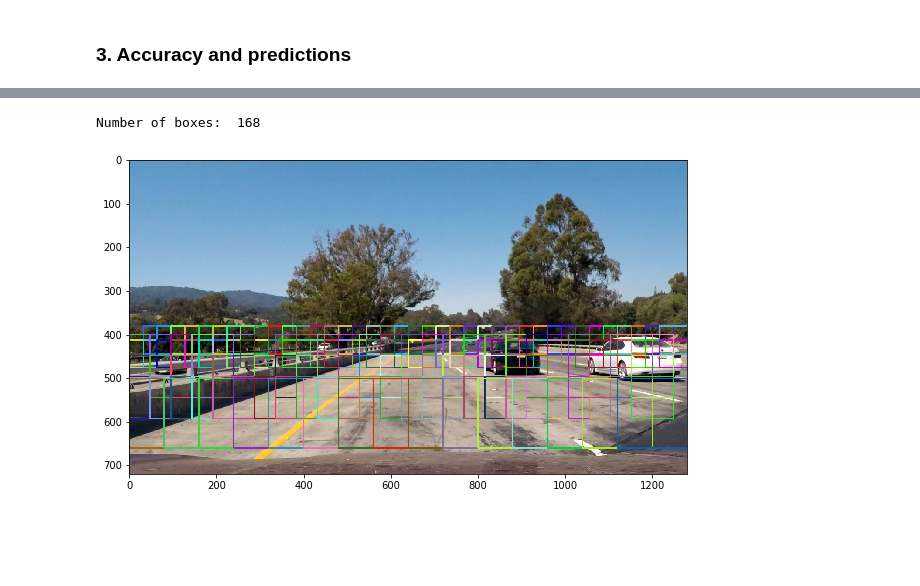
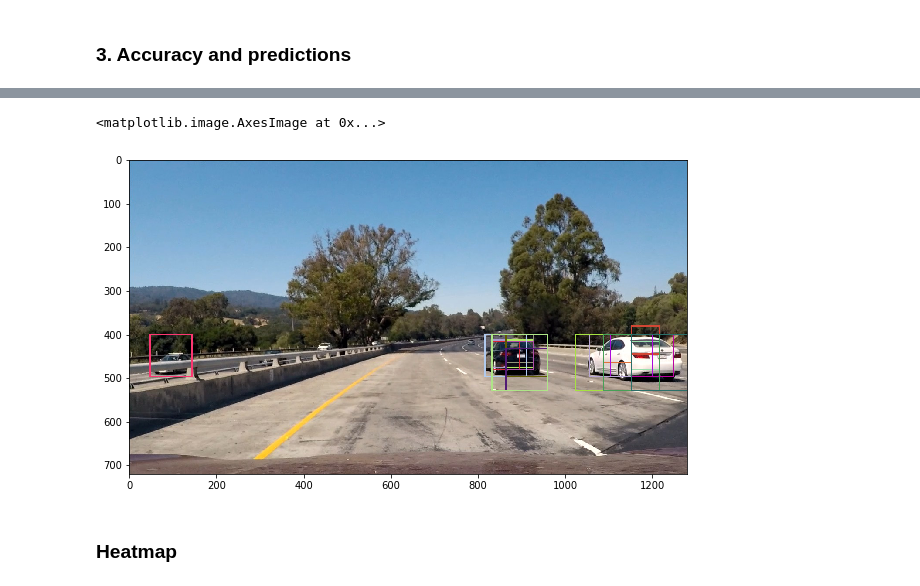
Before and after one commit to kaiulrich/kulrich_CarND-Vehicle-Detection, a Jupyter notebook: Vehicle_Detection.ipynb, the cells around one changed output, grey strips where cells are left out. Drawn from its saved outputs; the diff is of its cells as text; code cells hidden in the pictures; blank space fills up the shorter version.

```diff
--- a/Vehicle_Detection.ipynb
+++ b/Vehicle_Detection.ipynb
@@ -338,19 +379,16 @@ plt.imshow(test_img_rects)
 # %%
-test_img = mpimg.imread('./test_images/test1.jpg')
-
-search_area = [(380, 480, 1), (400, 600, 1.5), (500, 700, 2.5)]
-
 rects = []
 
-for (ystart, ystop, scale) in [(380, 480, 1), (400, 600, 1.5), (500, 700, 2.5)]:
+for (ystart, ystop, scale) in search_area:
     rects.append(find_cars(test_img, ystart, ystop, scale, colorspace, hog_channel, svc, None,
-                       orient, pix_per_cell, cell_per_block, None, None, show_all_rectangles=True))
+                       orient, pix_per_cell, cell_per_block, None, None, show_all_rectangles=False))
 
 rectangles = [item for sublist in rects for item in sublist]
-test_img_rects = draw_boxes(test_img, rectangles, color='random', thick=2)
+test_img_rects = draw_boxes(test_img, rectangles, thick=2)
 plt.figure(figsize=(10,10))
 plt.imshow(test_img_rects)
-print('Number of boxes: ', len(rectangles))
 # %% [output]
-Number of boxes:  168
+<matplotlib.image.AxesImage at 0x...>
-[figure, old version]
+[figure, new version]
+# %% [markdown]
+### Heatmap
```
Also changed, not shown: parts of 21 cells of this notebook, 2 other files.
